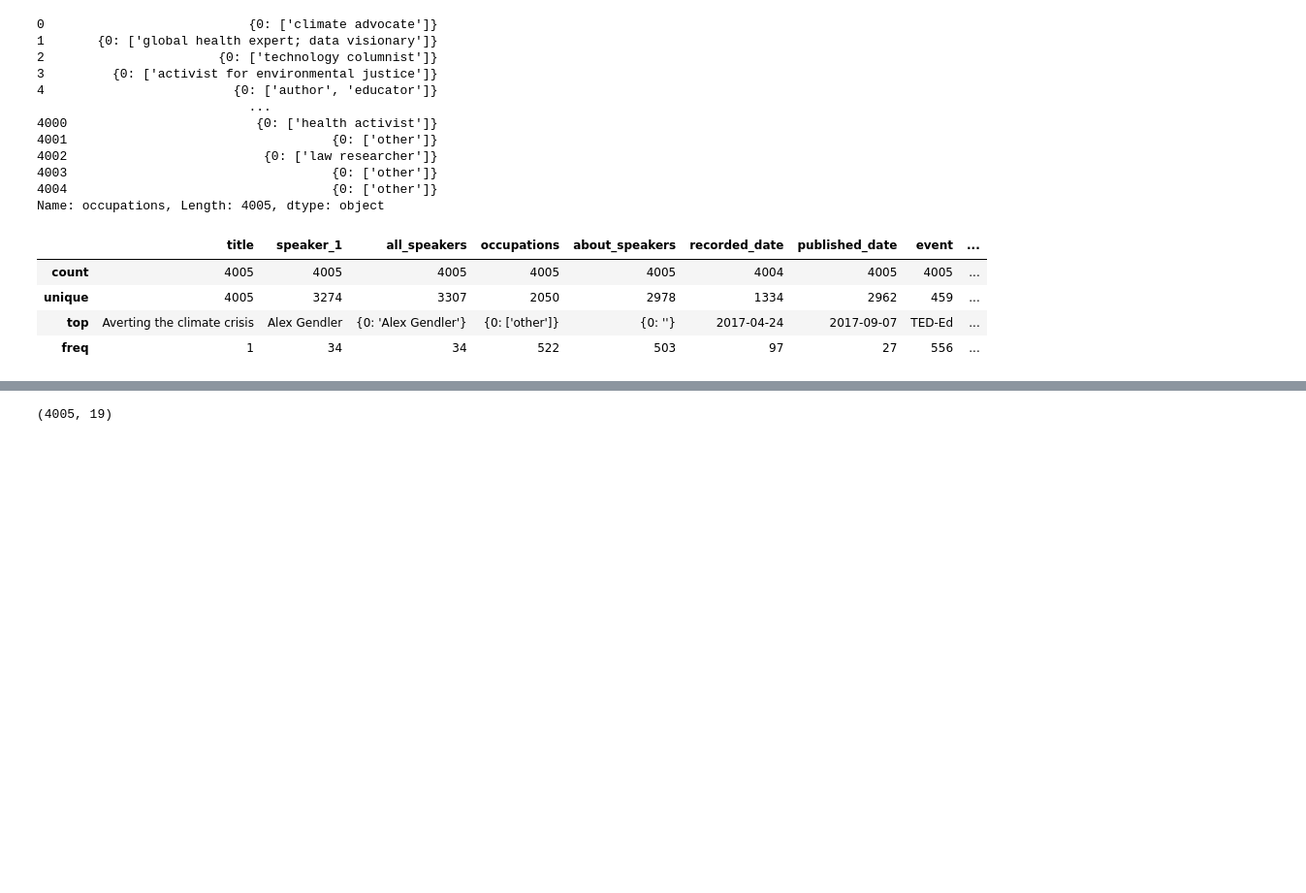
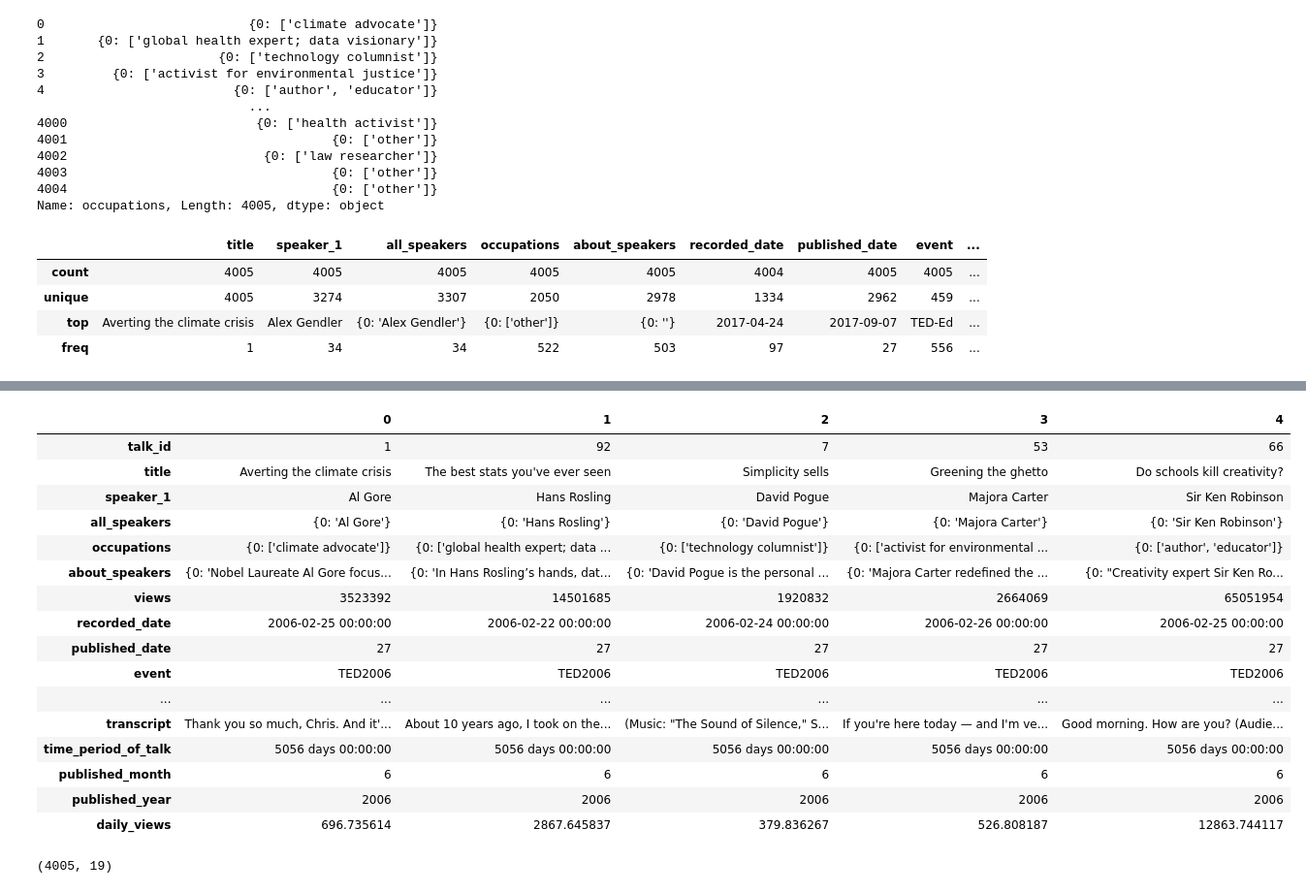
Before and after one commit to abhishekdhasmana17/ted-talk-view-prediction, a Jupyter notebook: Ted_Talk_Views_Prediction.ipynb, the cells around one changed output, grey strips where cells are left out. Shown at 97% size. Drawn from its saved outputs; the diff is of its cells as text; code cells hidden in the pictures; blank space fills up the shorter version.

```diff
--- a/Ted_Talk_Views_Prediction.ipynb
+++ b/Ted_Talk_Views_Prediction.ipynb
@@ -436,3 +477,23 @@ df.describe(include='object')
+# %%
+df.head().T
+# %% [output]
+|  | 0 | 1 | 2 | 3 | 4 |
+| talk_id | 1 | 92 | 7 | 53 | 66 |
+| title | Averting the climate crisis | The best stats you've ever seen | Simplicity sells | Greening the ghetto | Do schools kill creativity? |
+| speaker_1 | Al Gore | Hans Rosling | David Pogue | Majora Carter | Sir Ken Robinson |
+| all_speakers | {0: 'Al Gore'} | {0: 'Hans Rosling'} | {0: 'David Pogue'} | {0: 'Majora Carter'} | {0: 'Sir Ken Robinson'} |
+| occupations | {0: ['climate advocate']} | {0: ['global health expert; data ... | {0: ['technology columnist']} | {0: ['activist for environmental ... | {0: ['author', 'educator']} |
+| about_speakers | {0: 'Nobel Laureate Al Gore focus... | {0: 'In Hans Rosling’s hands, dat... | {0: 'David Pogue is the personal ... | {0: 'Majora Carter redefined the ... | {0: "Creativity expert Sir Ken Ro... |
+| views | 3523392 | 14501685 | 1920832 | 2664069 | 65051954 |
+| recorded_date | 2006-02-25 00:00:00 | 2006-02-22 00:00:00 | 2006-02-24 00:00:00 | 2006-02-26 00:00:00 | 2006-02-25 00:00:00 |
+| published_date | 27 | 27 | 27 | 27 | 27 |
+| event | TED2006 | TED2006 | TED2006 | TED2006 | TED2006 |
+| ... | ... | ... | ... | ... | ... |
+| transcript | Thank you so much, Chris. And it'... | About 10 years ago, I took on the... | (Music: "The Sound of Silence," S... | If you're here today — and I'm ve... | Good morning. How are you? (Audie... |
+| time_period_of_talk | 5056 days 00:00:00 | 5056 days 00:00:00 | 5056 days 00:00:00 | 5056 days 00:00:00 | 5056 days 00:00:00 |
+| published_month | 6 | 6 | 6 | 6 | 6 |
+| published_year | 2006 | 2006 | 2006 | 2006 | 2006 |
+| daily_views | 696.735614 | 2867.645837 | 379.836267 | 526.808187 | 12863.744117 |
 # %%
 #Updating dataframe with only required features
 digital_df   = ['duration', 'talk_id', 'comments']
```
Also changed, not shown: parts of 8 cells of this notebook.
